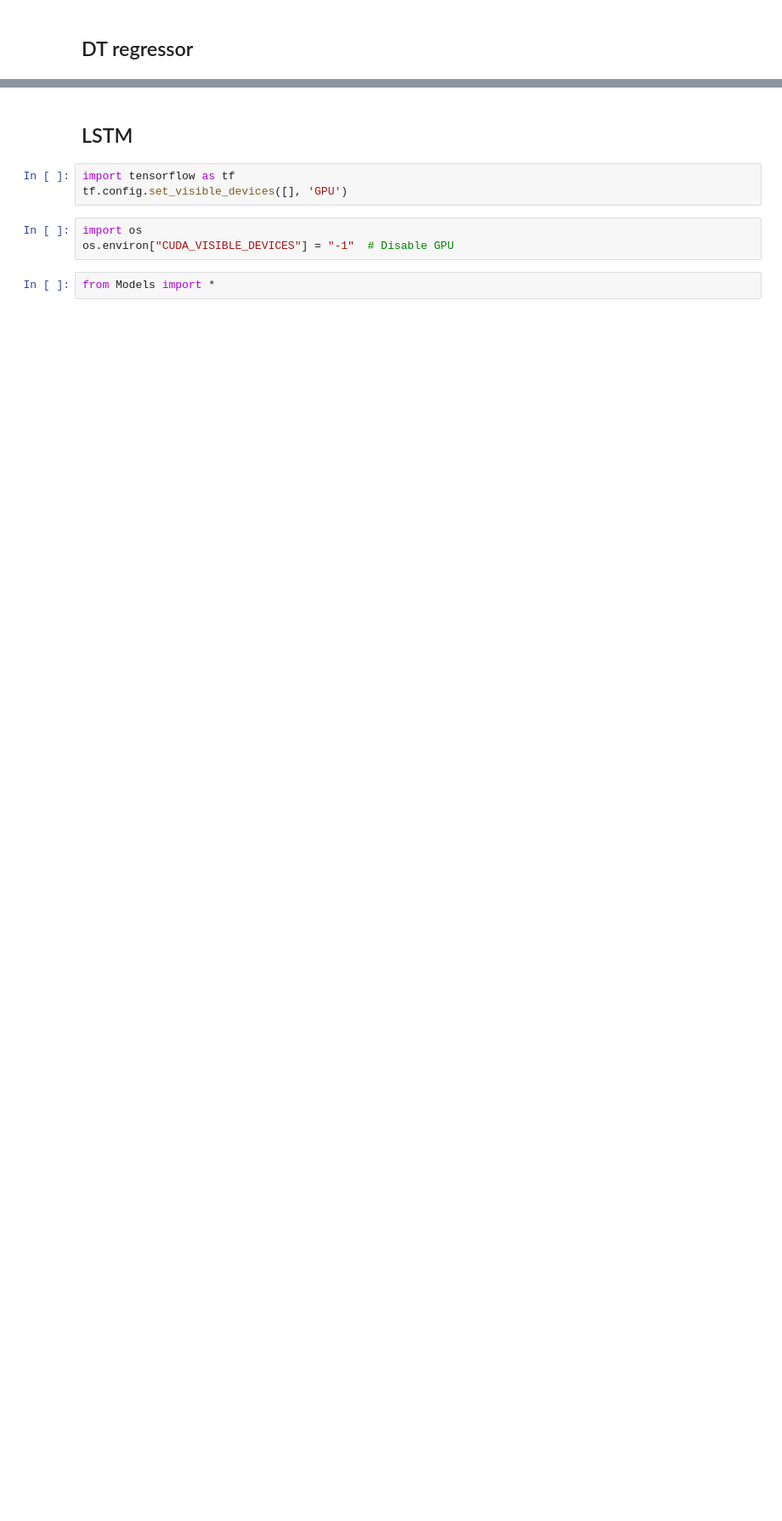
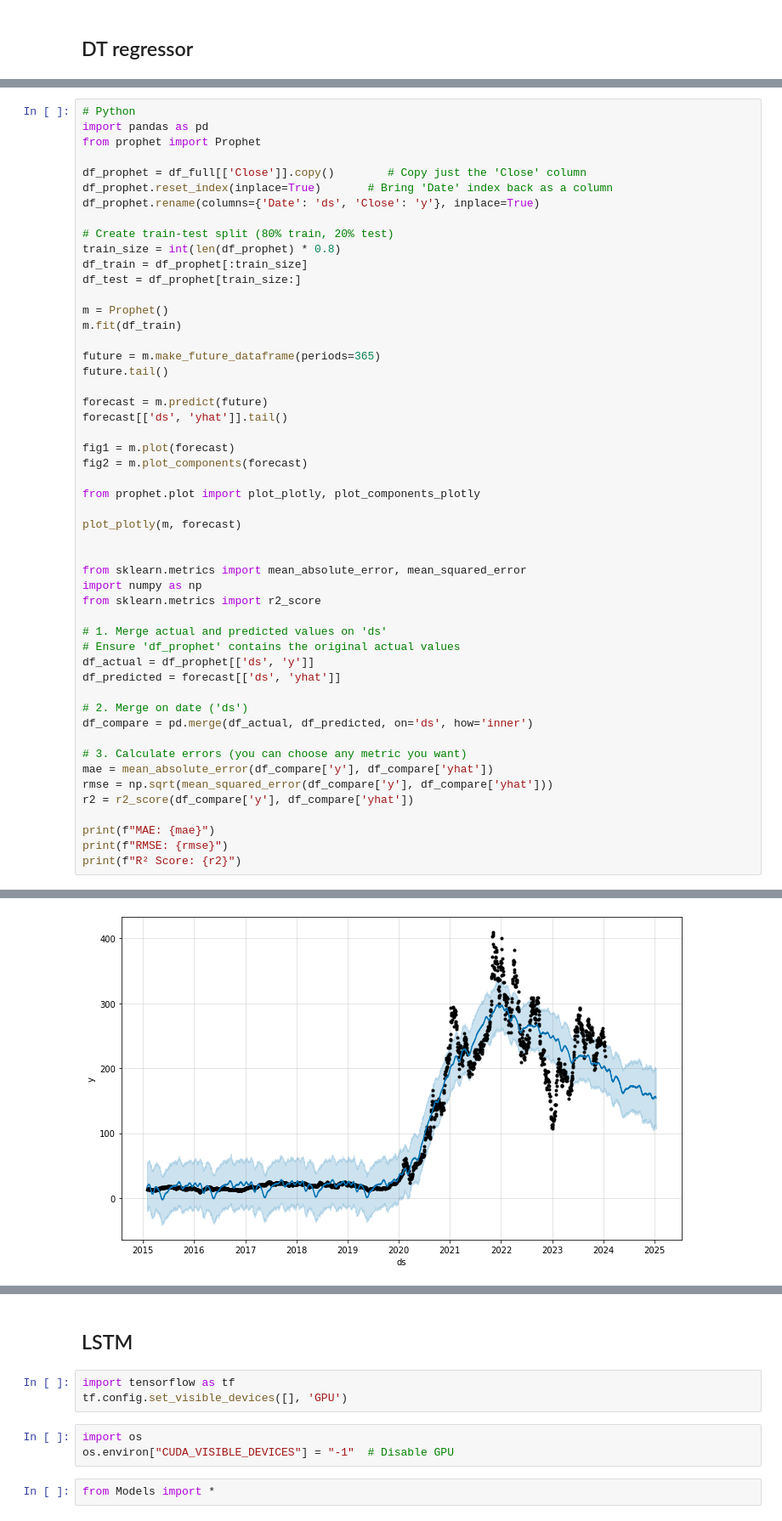
Before and after one commit to Rakib047/Tesla-Stock-Price-Forcasting-Project, a Jupyter notebook: Run.ipynb, the cells around one changed output, grey strips where cells are left out. Shown: that part at 85% size. Drawn from its saved outputs; the diff is of its cells as text; blank space fills up the shorter version.

```diff
--- a/Run.ipynb
+++ b/Run.ipynb
@@ -292,0 +254,52 @@ Root Mean Squared Error (RMSE) during High Volatility: 0.032807470230865145
+# %%
+# Python
+import pandas as pd
+from prophet import Prophet
+
+df_prophet = df_full[['Close']].copy()        # Copy just the 'Close' column
+df_prophet.reset_index(inplace=True)       # Bring 'Date' index back as a column
+df_prophet.rename(columns={'Date': 'ds', 'Close': 'y'}, inplace=True)
+
+# Create train-test split (80% train, 20% test)
+train_size = int(len(df_prophet) * 0.8)
+df_train = df_prophet[:train_size]
+df_test = df_prophet[train_size:]
+
+m = Prophet()
+m.fit(df_train)
+
+future = m.make_future_dataframe(periods=365)
+future.tail()
+
+forecast = m.predict(future)
+forecast[['ds', 'yhat']].tail()
+
+fig1 = m.plot(forecast)
+fig2 = m.plot_components(forecast)
+
+from prophet.plot import plot_plotly, plot_components_plotly
+
+plot_plotly(m, forecast)
+
+
+from sklearn.metrics import mean_absolute_error, mean_squared_error
+import numpy as np
+from sklearn.metrics import r2_score
+
+# 1. Merge actual and predicted values on 'ds'
+# Ensure 'df_prophet' contains the original actual values
+df_actual = df_prophet[['ds', 'y']]
+df_predicted = forecast[['ds', 'yhat']]
+
+# 2. Merge on date ('ds')
+df_compare = pd.merge(df_actual, df_predicted, on='ds', how='inner')
+
+# 3. Calculate errors (you can choose any metric you want)
+mae = mean_absolute_error(df_compare['y'], df_compare['yhat'])
+rmse = np.sqrt(mean_squared_error(df_compare['y'], df_compare['yhat']))
+r2 = r2_score(df_compare['y'], df_compare['yhat'])
+
+print(f"MAE: {mae}")
+print(f"RMSE: {rmse}")
+print(f"R² Score: {r2}")
+# %% [output]
@@ -292,0 +311 @@ Root Mean Squared Error (RMSE) during High Volatility: 0.032807470230865145
+[figure, added]
```
Also changed, not shown: parts of 36 cells of this notebook, 9 other files.
